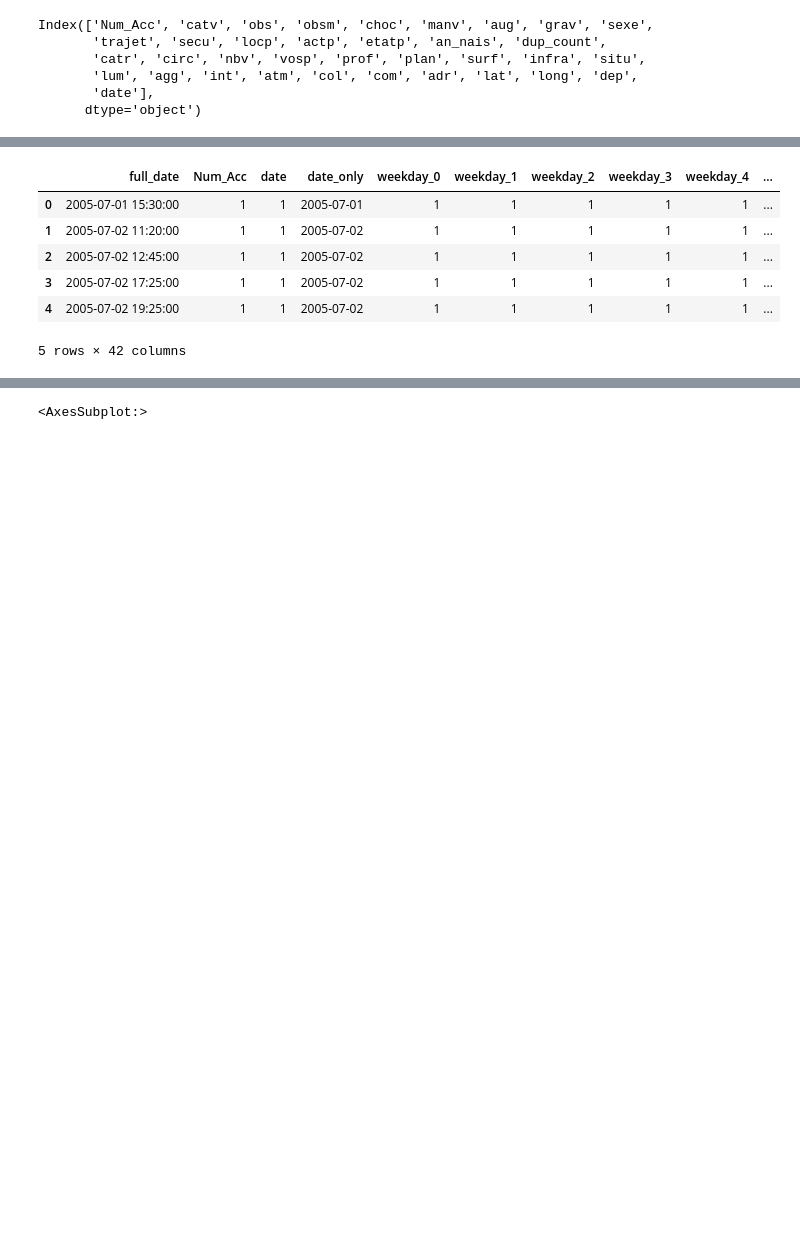
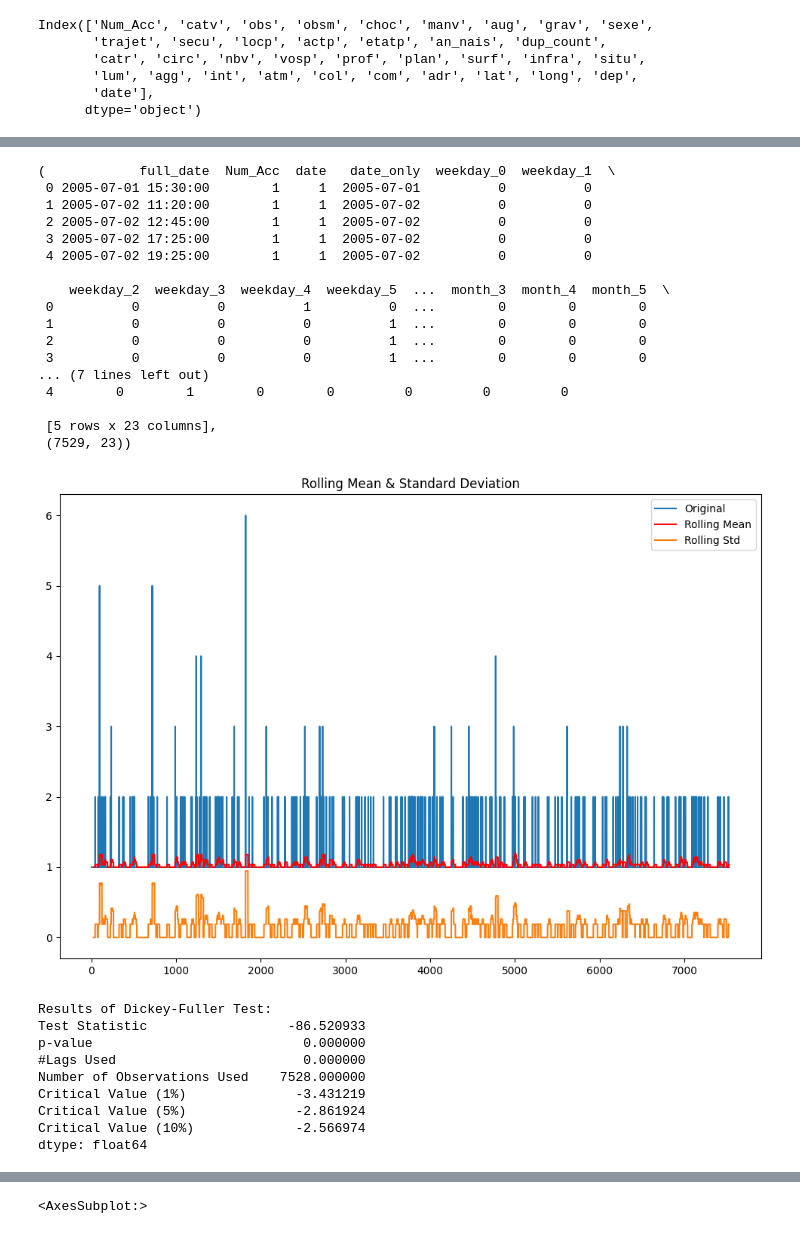
Before and after one commit to AurelienBr22/CyclingFacilities, a Jupyter notebook: notebooks/notebook_testmodel.ipynb, the cells around one changed output, grey strips where cells are left out. Cells and saved outputs as stored; diff of their text form; code cells hidden in the pictures; blank space fills up the shorter version.

```diff
--- a/notebooks/notebook_testmodel.ipynb
+++ b/notebooks/notebook_testmodel.ipynb
@@ -57,4 +135,7 @@ dataset.adr.isna().sum()
 # %%
+dataset = data.loc[(data.dep.isin([750])) , ['Num_Acc' , 'date']]
+
+
 dataset['full_date'] = pd.to_datetime(dataset['date'])
 
 dataset = dataset.groupby('full_date', as_index=False).count()
@@ -64,14 +145,37 @@ dataset['month'] = dataset['full_date'].dt.month
 
 dataset = pd.get_dummies(dataset , columns = ['weekday' , 'month'])
 # %%
-dataset.head()
+dataset.head(), dataset.shape
 # %% [output]
-|  | full_date | Num_Acc | date | date_only | weekday_0 | weekday_1 | weekday_2 | weekday_3 | weekday_4 | ... |
-| 0 | 2005-07-01 15:30:00 | 1 | 1 | 2005-07-01 | 1 | 1 | 1 | 1 | 1 | ... |
-| 1 | 2005-07-02 11:20:00 | 1 | 1 | 2005-07-02 | 1 | 1 | 1 | 1 | 1 | ... |
-| 2 | 2005-07-02 12:45:00 | 1 | 1 | 2005-07-02 | 1 | 1 | 1 | 1 | 1 | ... |
-| 3 | 2005-07-02 17:25:00 | 1 | 1 | 2005-07-02 | 1 | 1 | 1 | 1 | 1 | ... |
-| 4 | 2005-07-02 19:25:00 | 1 | 1 | 2005-07-02 | 1 | 1 | 1 | 1 | 1 | ... |
-5 rows × 42 columns
+(            full_date  Num_Acc  date   date_only  weekday_0  weekday_1  \
+ 0 2005-07-01 15:30:00        1     1  2005-07-01          0          0
+ 1 2005-07-02 11:20:00        1     1  2005-07-02          0          0
+ 2 2005-07-02 12:45:00        1     1  2005-07-02          0          0
+ 3 2005-07-02 17:25:00        1     1  2005-07-02          0          0
+ 4 2005-07-02 19:25:00        1     1  2005-07-02          0          0
+
+    weekday_2  weekday_3  weekday_4  weekday_5  ...  month_3  month_4  month_5  \
+ 0          0          0          1          0  ...        0        0        0
+ 1          0          0          0          1  ...        0        0        0
+ 2          0          0          0          1  ...        0        0        0
+ 3          0          0          0          1  ...        0        0        0
+... (7 lines left out)
+ 4        0        1        0        0         0         0         0
+
+ [5 rows x 23 columns],
+ (7529, 23))
 # %%
 jsplot(dataset.full_date[3500:] , dataset.Num_Acc[3500:] )
+# %%
+test_stationarity(dataset.Num_Acc , window = 28)
+# %% [output]
+[figure, added]
+Results of Dickey-Fuller Test:
+Test Statistic                  -86.520933
+p-value                           0.000000
+#Lags Used                        0.000000
+Number of Observations Used    7528.000000
+Critical Value (1%)              -3.431219
+Critical Value (5%)              -2.861924
+Critical Value (10%)             -2.566974
+dtype: float64
```
Also changed, not shown: parts of 20 cells of this notebook, 2 other files.
